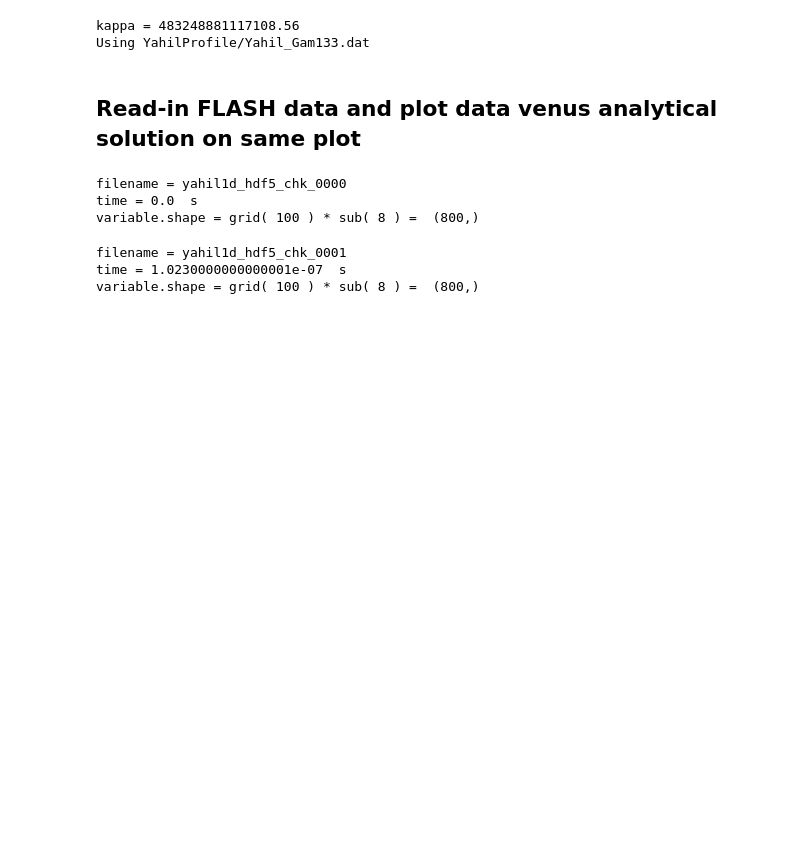
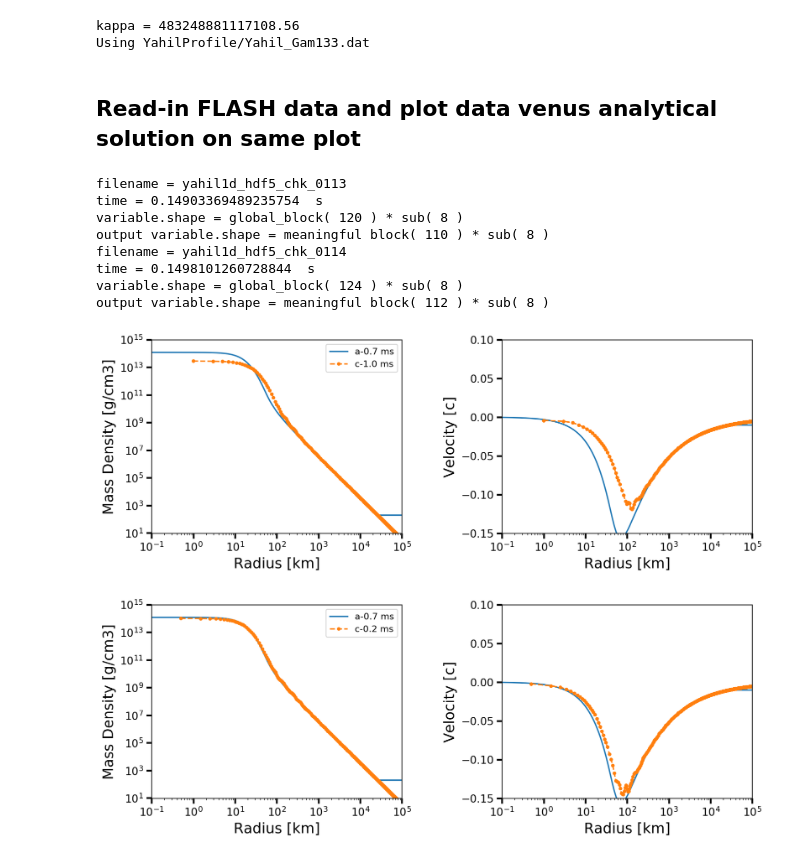
Before and after one commit to ranchu1/Jupyter_FLASH, a Jupyter notebook: UnitTest/View_FLASH_Yahil_1D_vsAnalytical.ipynb, the cells around one changed output. Cells and saved outputs as stored; diff of their text form; code cells hidden in the pictures; blank space fills up the shorter version.

Commit message:
Updated plot.

```diff
--- a/UnitTest/View_FLASH_Yahil_1D_vsAnalytical.ipynb
+++ b/UnitTest/View_FLASH_Yahil_1D_vsAnalytical.ipynb
@@ -42,19 +42,24 @@ Using YahilProfile/Yahil_Gam133.dat
 ## Read-in FLASH data and plot data venus analytical solution on same plot
 # %%
 # 0 - initial or ID * 0.001s  (98, 51.5) (145, 5) (148, 2) (150, 0.5)
-for fileID in range(0,2):
+# 0, 86, 132, 135,137
+for fileID in range(113,115):
     # data in
     [ time, radius_1dx, dens_1dx, velx_1dx ] \
-    = rcIO.FLASH_IO_1D( '', 'yahil1d_hdf5_chk_', fileID, 'nodescribe' )
+    = rcIO.FLASH_IO_1D( '', 'yahil1d_hdf5_chk_', fileID,'', 'nodescribe' )
     imag = rcplt.plot_FLASH_Yahil_vs_Analytical\
     ( Gravitational_constant, second, kilometer, light_speed, collapse_time, \
      kappa, gamma, radius, X1D, D1D, V1D, M1D, \
-     time, radius_1dx, dens_1dx, velx_1dx )
+     time, 149.3* millisecond, radius_1dx, dens_1dx, velx_1dx )
     imag.savefig('termp_png/image%03d.png'%fileID)
 # %% [output]
-filename = yahil1d_hdf5_chk_0000
-time = 0.0  s
-variable.shape = grid( 100 ) * sub( 8 ) =  (800,)
+filename = yahil1d_hdf5_chk_0113
+time = 0.14903369489235754  s
+variable.shape = global_block( 120 ) * sub( 8 )
+output variable.shape = meaningful block( 110 ) * sub( 8 )
+filename = yahil1d_hdf5_chk_0114
+time = 0.1498101260728844  s
+variable.shape = global_block( 124 ) * sub( 8 )
+output variable.shape = meaningful block( 112 ) * sub( 8 )
-filename = yahil1d_hdf5_chk_0001
-time = 1.0230000000000001e-07  s
-variable.shape = grid( 100 ) * sub( 8 ) =  (800,)
+[figure, added]
+[figure, added]
```
Also changed, not shown: parts of 4 cells of this notebook, 1 other file.
